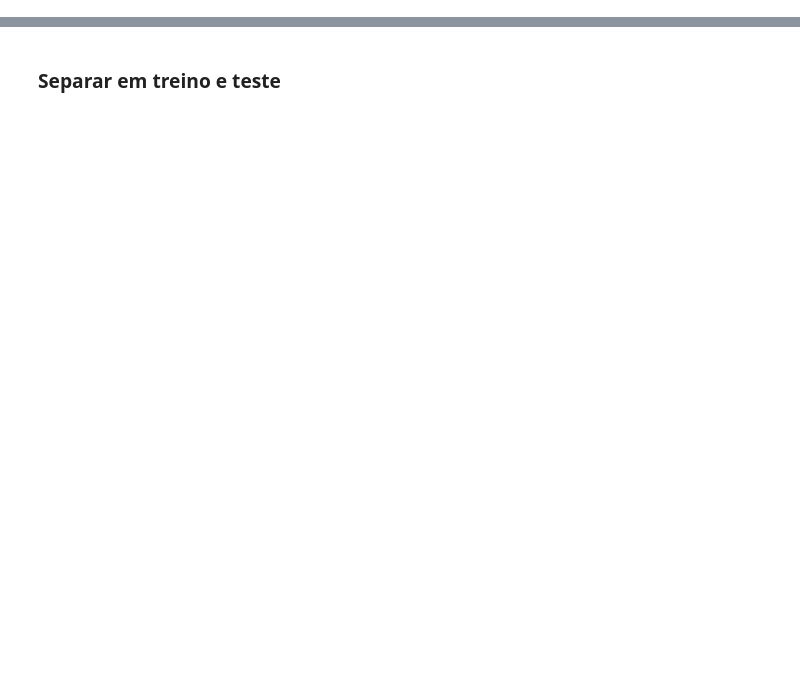
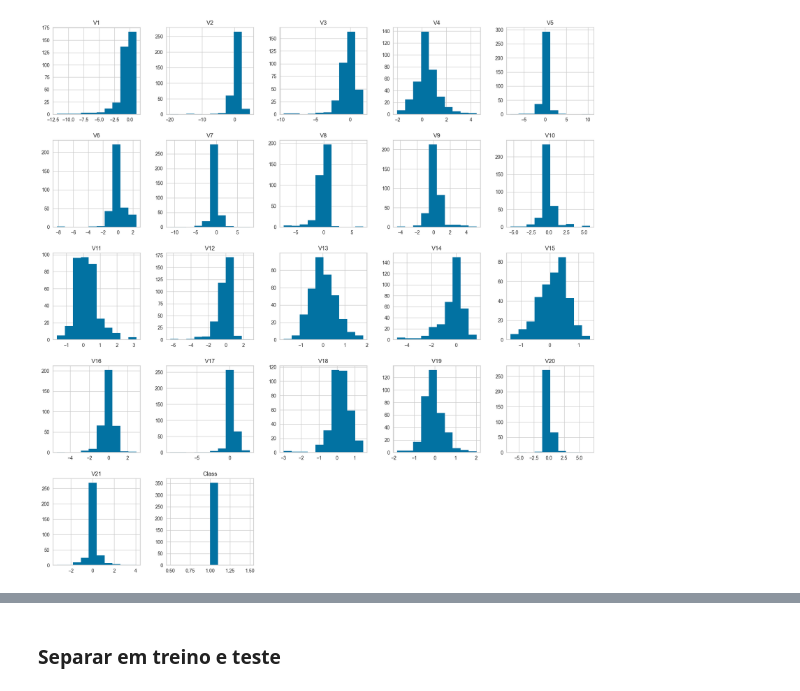
Before and after one commit to Gust4242/Fraud-Detection-With-Python, a Jupyter notebook: Fraud detection.ipynb, the cells around one changed output, grey strips where cells are left out. Drawn from its saved outputs; the diff is of its cells as text; code cells hidden in the pictures; blank space fills up the shorter version.

```diff
--- a/Fraud detection.ipynb
+++ b/Fraud detection.ipynb
@@ -30,0 +54,5 @@ treino = pd.read_excel('treino.xlsx')
+# %%
+fraud.hist(figsize=(20, 20))
+plt.show()
+# %% [output]
+[figure, added]
```
Also changed, not shown: parts of 30 cells of this notebook, 1 other file.
